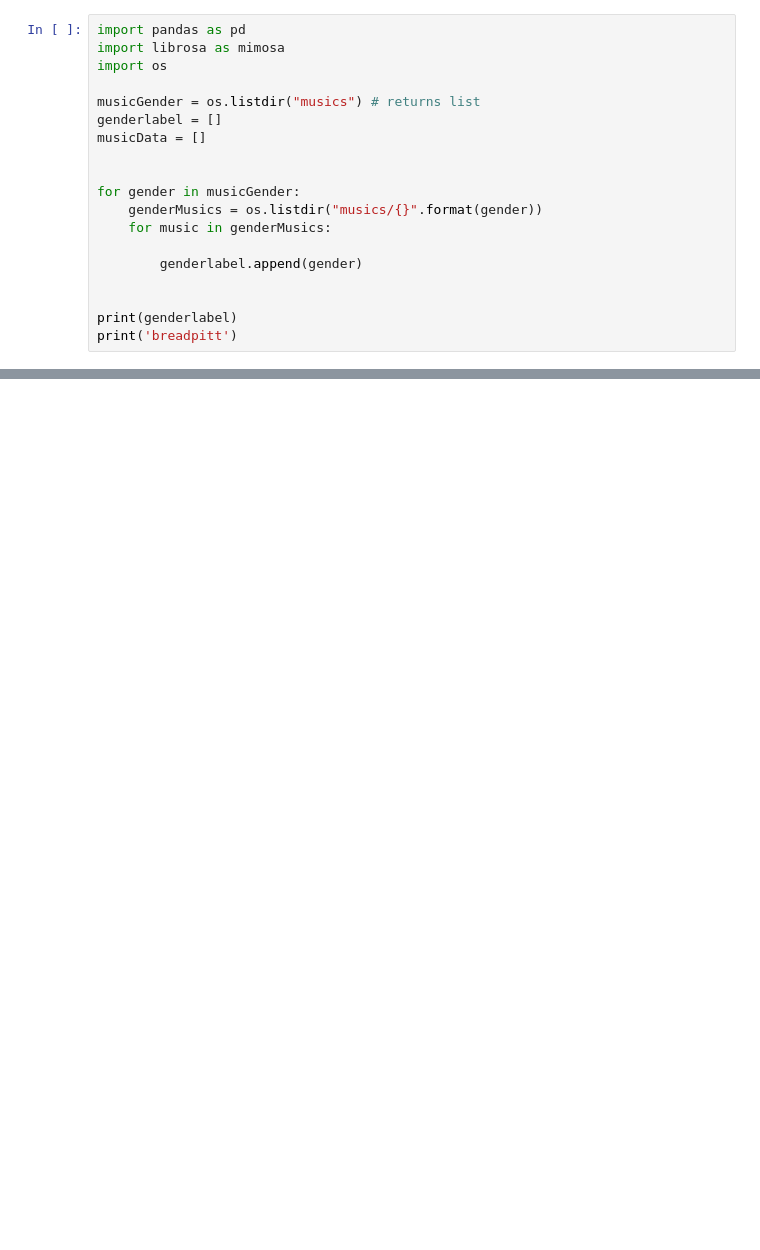
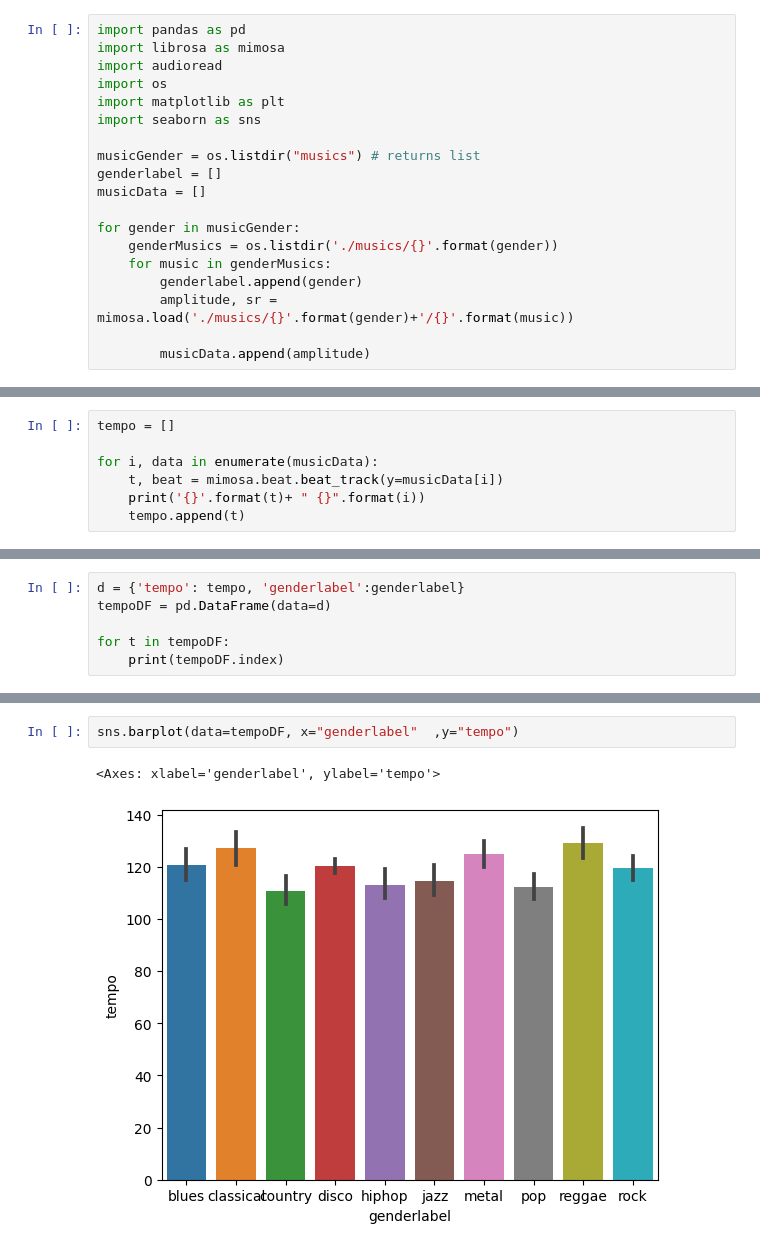
Before and after one commit to TiagoCaetanoReal/AI_Proj, a Jupyter notebook: main.ipynb, the cells around one changed output, grey strips where cells are left out. Saved outputs shown, nothing was run; the diff lists cells and outputs as text; blank space fills up the shorter version.

Commit message:
sns plotwist of tempo

```diff
--- a/main.ipynb
+++ b/main.ipynb
@@ -1,19 +1,19 @@
 # %%
 import pandas as pd
 import librosa as mimosa
+import audioread
 import os
+import matplotlib as plt
+import seaborn as sns
 
 musicGender = os.listdir("musics") # returns list
 genderlabel = []
 musicData = []
 
+for gender in musicGender:
+    genderMusics = os.listdir('./musics/{}'.format(gender))
+    for music in genderMusics:
+        genderlabel.append(gender)
+        amplitude, sr = mimosa.load('./musics/{}'.format(gender)+'/{}'.format(music))
 
-for gender in musicGender:
-    genderMusics = os.listdir("musics/{}".format(gender))
-    for music in genderMusics:
-
-        genderlabel.append(gender)
-
-
-print(genderlabel)
-print('breadpitt')
+        musicData.append(amplitude)
@@ -21,0 +20,7 @@ print('breadpitt')
+# %%
+tempo = []
+
+for i, data in enumerate(musicData):
+    t, beat = mimosa.beat.beat_track(y=musicData[i])
+    print('{}'.format(t)+ " {}".format(i))
+    tempo.append(t)
@@ -21,0 +45,6 @@ print('breadpitt')
+# %%
+d = {'tempo': tempo, 'genderlabel':genderlabel}
+tempoDF = pd.DataFrame(data=d)
+
+for t in tempoDF:
+    print(tempoDF.index)
@@ -21,0 +59,5 @@ print('breadpitt')
+# %%
+sns.barplot(data=tempoDF, x="genderlabel"  ,y="tempo")
+# %% [output]
+<Axes: xlabel='genderlabel', ylabel='tempo'>
+[figure, added]
```
Also changed, not shown: parts of 4 cells of this notebook, 1 other file.
